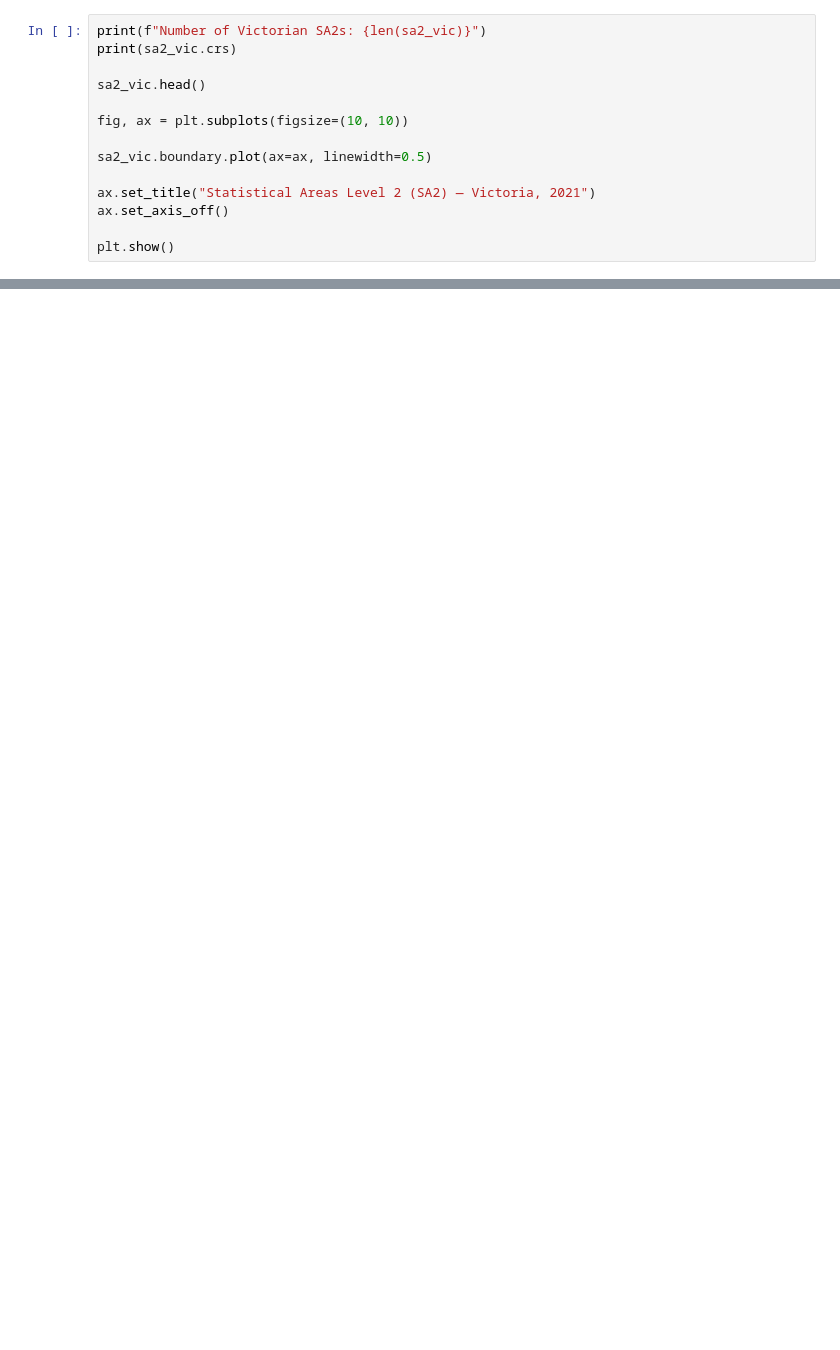
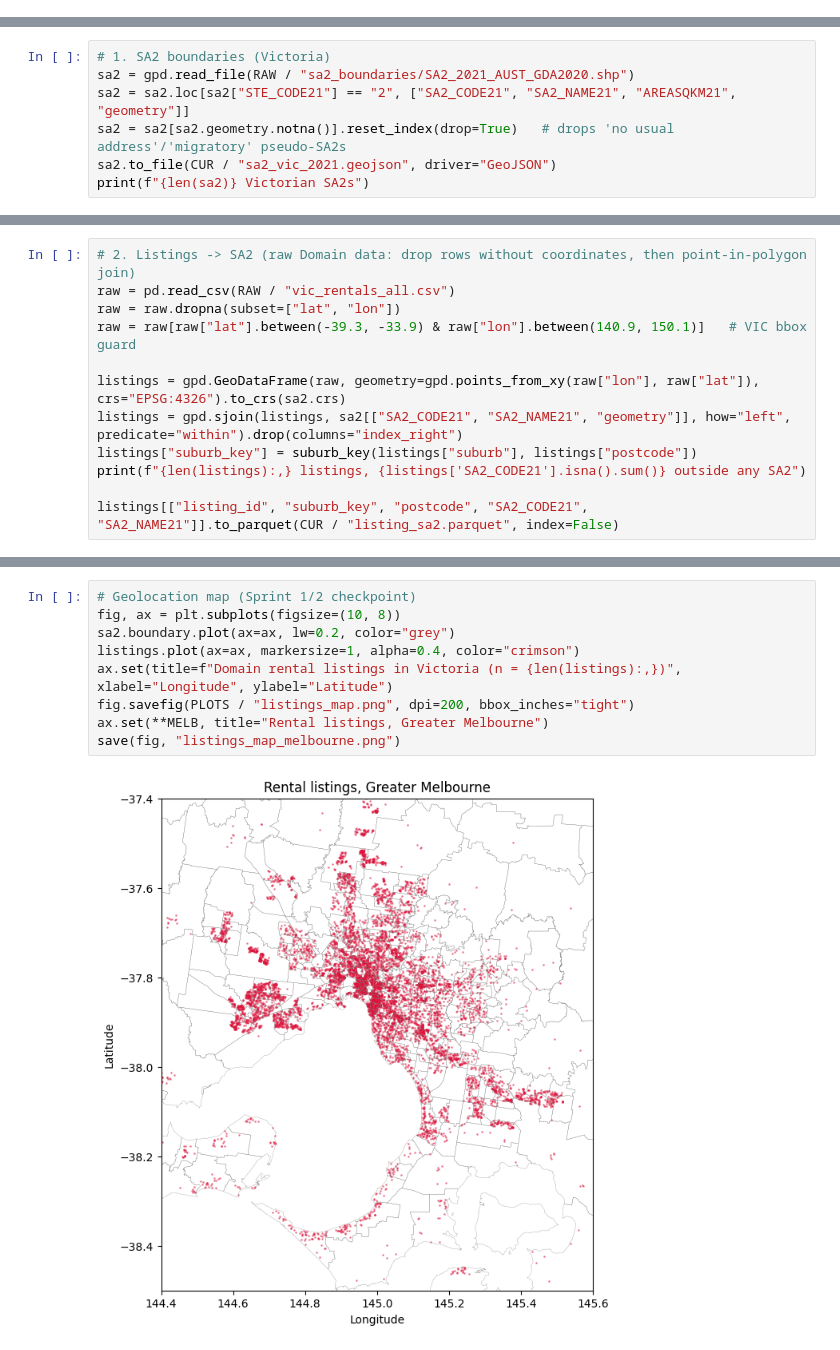
Before and after one commit to mdharmawan19/industry-project-group-55, a Jupyter notebook: notebooks/04_abs_sa2_crosswalk.ipynb, the cells around one changed output, grey strips where cells are left out. Cells and saved outputs as stored; diff of their text form; blank space fills up the shorter version.

```diff
--- a/notebooks/04_abs_sa2_crosswalk.ipynb
+++ b/notebooks/04_abs_sa2_crosswalk.ipynb
@@ -42,14 +0,0 @@ sa2_vic.head()
-# %%
-print(f"Number of Victorian SA2s: {len(sa2_vic)}")
-print(sa2_vic.crs)
-
-sa2_vic.head()
-
-fig, ax = plt.subplots(figsize=(10, 10))
-
-sa2_vic.boundary.plot(ax=ax, linewidth=0.5)
-
-ax.set_title("Statistical Areas Level 2 (SA2) — Victoria, 2021")
-ax.set_axis_off()
-
-plt.show()
@@ -1339,0 +26,7 @@ First 10 rows:
+# %%
+# 1. SA2 boundaries (Victoria)
+sa2 = gpd.read_file(RAW / "sa2_boundaries/SA2_2021_AUST_GDA2020.shp")
+sa2 = sa2.loc[sa2["STE_CODE21"] == "2", ["SA2_CODE21", "SA2_NAME21", "AREASQKM21", "geometry"]]
+sa2 = sa2[sa2.geometry.notna()].reset_index(drop=True)   # drops 'no usual address'/'migratory' pseudo-SA2s
+sa2.to_file(CUR / "sa2_vic_2021.geojson", driver="GeoJSON")
+print(f"{len(sa2)} Victorian SA2s")
@@ -1339,0 +35,12 @@ First 10 rows:
+# %%
+# 2. Listings -> SA2 (raw Domain data: drop rows without coordinates, then point-in-polygon join)
+raw = pd.read_csv(RAW / "vic_rentals_all.csv")
+raw = raw.dropna(subset=["lat", "lon"])
+raw = raw[raw["lat"].between(-39.3, -33.9) & raw["lon"].between(140.9, 150.1)]   # VIC bbox guard
+
+listings = gpd.GeoDataFrame(raw, geometry=gpd.points_from_xy(raw["lon"], raw["lat"]), crs="EPSG:4326").to_crs(sa2.crs)
+listings = gpd.sjoin(listings, sa2[["SA2_CODE21", "SA2_NAME21", "geometry"]], how="left", predicate="within").drop(columns="index_right")
+listings["suburb_key"] = suburb_key(listings["suburb"], listings["postcode"])
+print(f"{len(listings):,} listings, {listings['SA2_CODE21'].isna().sum()} outside any SA2")
+
+listings[["listing_id", "suburb_key", "postcode", "SA2_CODE21", "SA2_NAME21"]].to_parquet(CUR / "listing_sa2.parquet", index=False)
@@ -1339,0 +49,11 @@ First 10 rows:
+# %%
+# Geolocation map (Sprint 1/2 checkpoint)
+fig, ax = plt.subplots(figsize=(10, 8))
+sa2.boundary.plot(ax=ax, lw=0.2, color="grey")
+listings.plot(ax=ax, markersize=1, alpha=0.4, color="crimson")
+ax.set(title=f"Domain rental listings in Victoria (n = {len(listings):,})", xlabel="Longitude", ylabel="Latitude")
+fig.savefig(PLOTS / "listings_map.png", dpi=200, bbox_inches="tight")
+ax.set(**MELB, title="Rental listings, Greater Melbourne")
+save(fig, "listings_map_melbourne.png")
+# %% [output]
+[figure, added]
```
Also changed, not shown: parts of 38 cells of this notebook, 11 other files.
